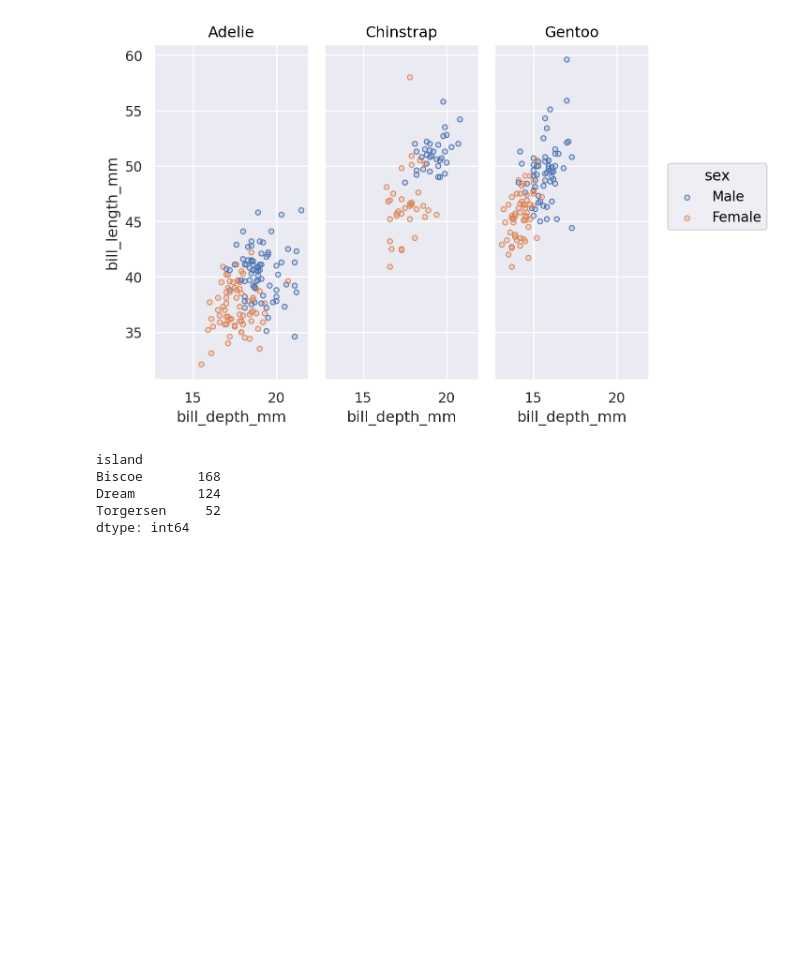
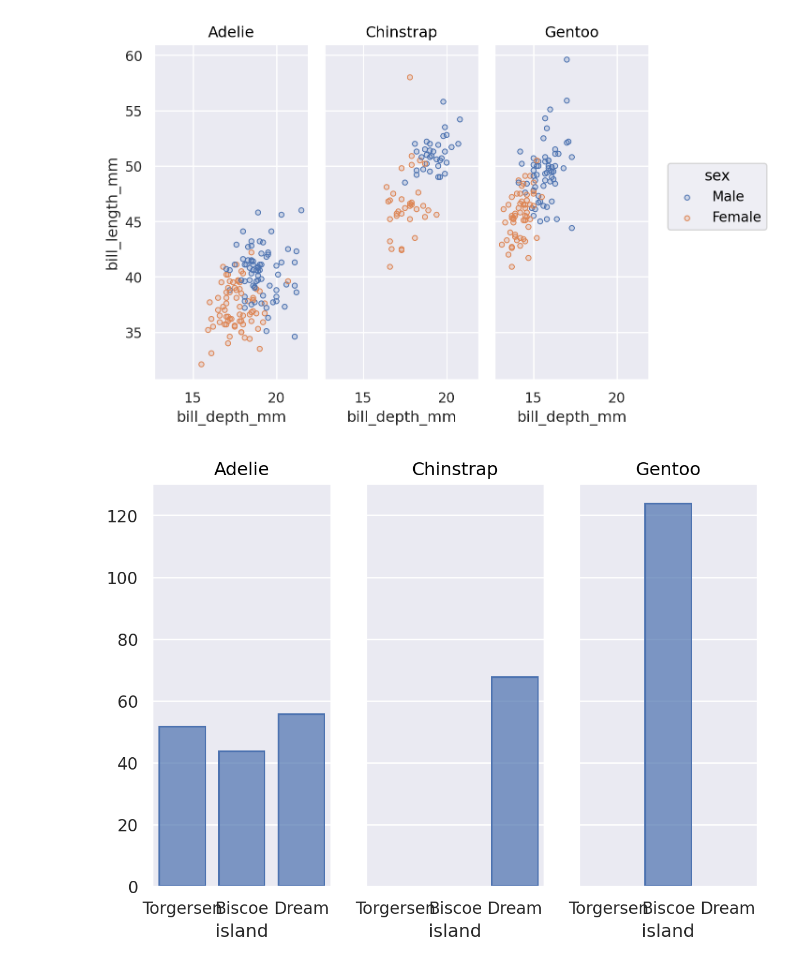
Before and after one commit to The-Synthetica/LimonAsesino, a Jupyter notebook: Practica3.ipynb, the cells around one changed output. Drawn from its saved outputs; the diff is of its cells as text; code cells hidden in the pictures; blank space fills up the shorter version.

```diff
--- a/Practica3.ipynb
+++ b/Practica3.ipynb
@@ -118,16 +118,35 @@ p.facet("species")
 [figure]
 # %%
 #6
+
+ssss= penguins.groupby("island").size()
+
+
 (
-    penguins.groupby("island").size()
+    so.Plot( x= ssss.index, y=ssss )
+    .add(so.Bar())
 )
 
+
 (
-    so.Plot( x= pingui)
+    so.Plot( data= penguins, x="island" )
+    .add(so.Bar(), so.Hist())
 )
+
+# no es necesario proque es un histograma
+
+
+(
+    so.Plot( data= penguins, x="island", color="species")
+    .add(so.Bar(), so.Hist(), so.Dodge())
+)
+
+
+p= (
+    so.Plot( data= penguins, x="island")
+    .add(so.Bar(), so.Hist())
+)
+
+p.facet("species")
 # %% [output]
-island
-Biscoe       168
-Dream        124
-Torgersen     52
-dtype: int64
+[figure, added]
```
Also changed, not shown: parts of 6 cells of this notebook.
